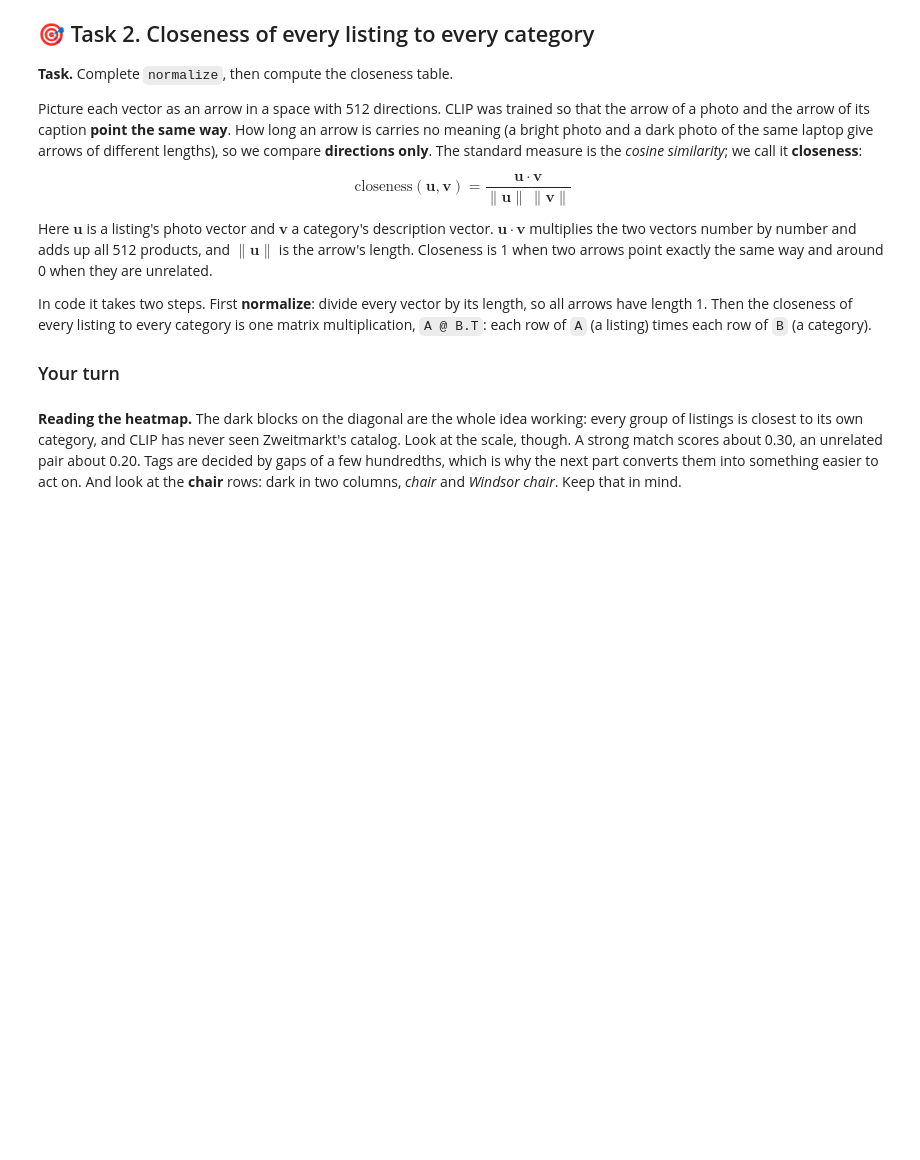
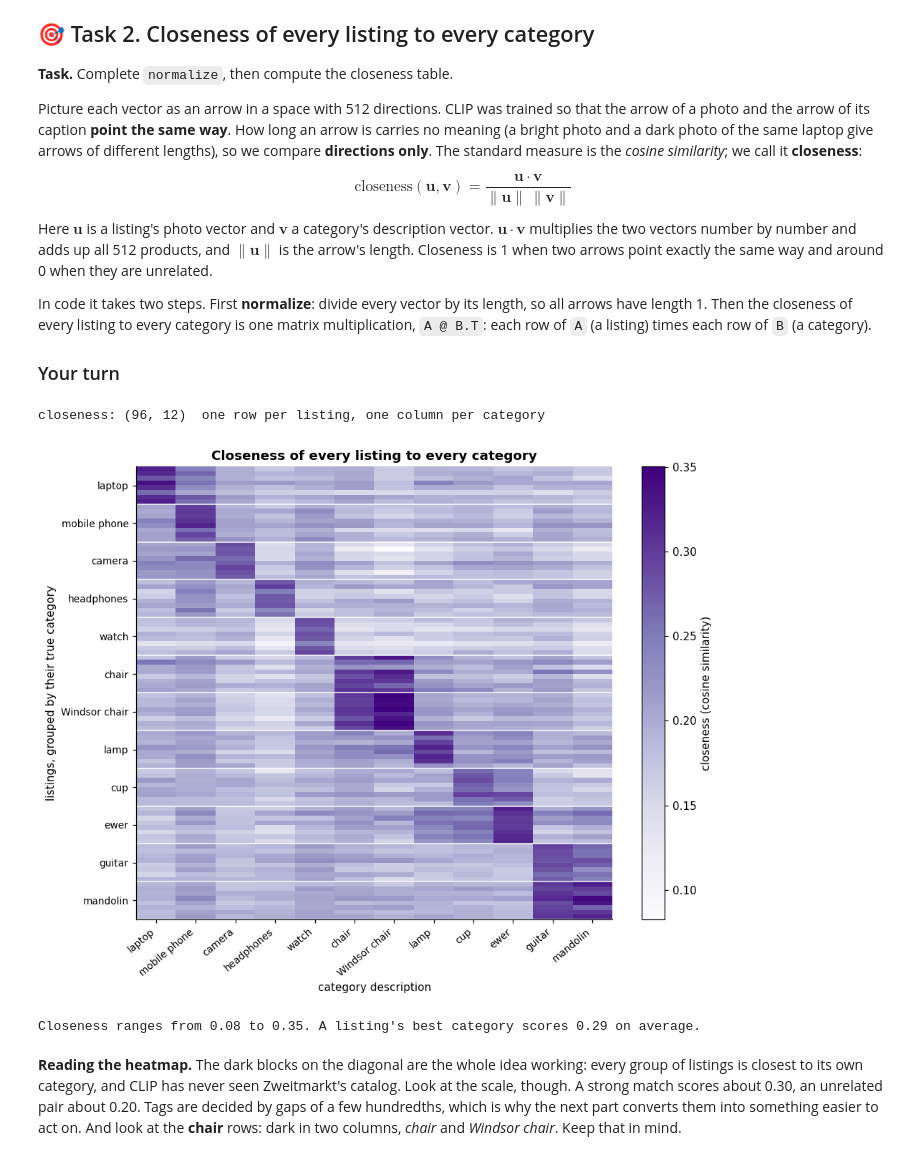
Before and after one commit to haduyenhoa/ETH-CAS-Week3, a Jupyter notebook: clip/cx_clip_w3.ipynb, the cells around one changed output. Drawn from its saved outputs; the diff is of its cells as text; code cells hidden in the pictures; blank space fills up the shorter version.

```diff
--- a/clip/cx_clip_w3.ipynb
+++ b/clip/cx_clip_w3.ipynb
@@ -1338,7 +1338,20 @@ it saw during training.
 # 🎯 Implement: a list of twelve strings in the order of CATEGORY_NAMES, each a plain
 #    caption like "a photo of a laptop" (mind "an ewer", and "headphones" without "a").
 #    Store it in `descriptions`.
-descriptions = ...
+descriptions = [
+    "a photo of a laptop",
+    "a mobile phone",
+    "a new camera",
+    "headphones",
+    "a watch",
+    "a chair",
+    "a photo of Windsor chair",
+    "a lamp",
+    "a cup",
+    "an ewer",
+    "a guitar",
+    "a mandolin"
+    ]
 
 check_filled(descriptions, "descriptions")
 print(len(descriptions), "descriptions, one per category")
@@ -1384,21 +1404,25 @@ have length 1. Then the closeness of every listing to every category is one matr
 # %%
 # 🎯 YOUR TURN — Task 2: closeness of every listing to every category.
 #
 # 💭 Think first: the game's grid showed values between about 0.15 and 0.35, never near 1.
 #    A photo and a sentence are very different things. Why can 0.30 still be a strong match?
 #
 # 🎯 Implement: (a) `normalize` divides every row of `vectors` by its length, which is
 #    `vectors.norm(dim=-1, keepdim=True)`; (b) `closeness` is the normalized listing vectors
 #    times the transposed normalized category vectors: `A @ B.T`.
 def normalize(vectors):
-    return ...
+    return vectors / vectors.norm(dim=-1, keepdim=True)
 
 
-closeness = ...
+closeness = normalize(listing_vecs) @ normalize(category_vecs).T
 
 check_filled(closeness, "closeness")
 print("closeness:", tuple(closeness.shape), " one row per listing, one column per category")
 plot_closeness(closeness, listings)
+# %% [output]
+closeness: (96, 12)  one row per listing, one column per category
+[figure, added]
+Closeness ranges from 0.08 to 0.35. A listing's best category scores 0.29 on average.
 # %% [markdown]
 **Reading the heatmap.** The dark blocks on the diagonal are the whole idea working: every group
 of listings is closest to its own category, and CLIP has never seen Zweitmarkt's catalog. Look at
```
Also changed, not shown: parts of 6 cells of this notebook.
